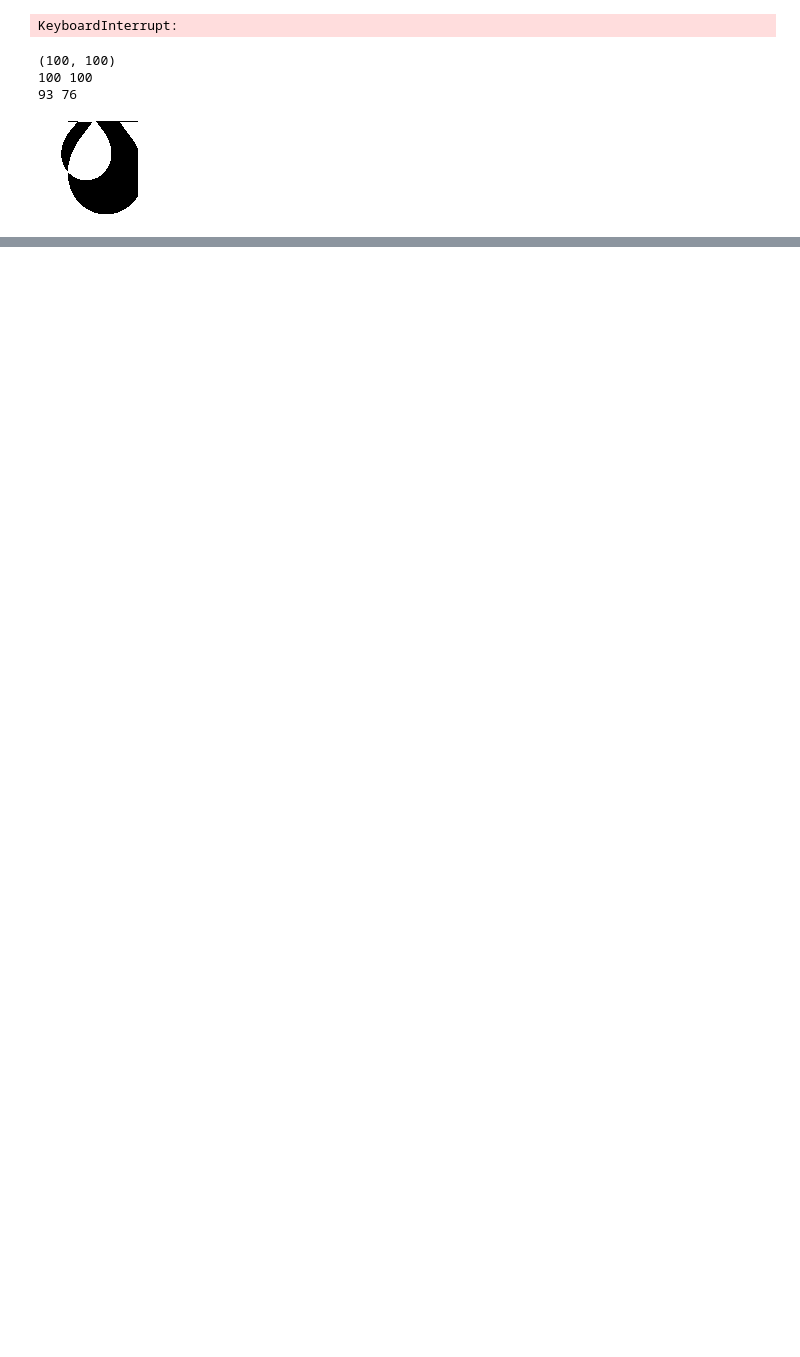
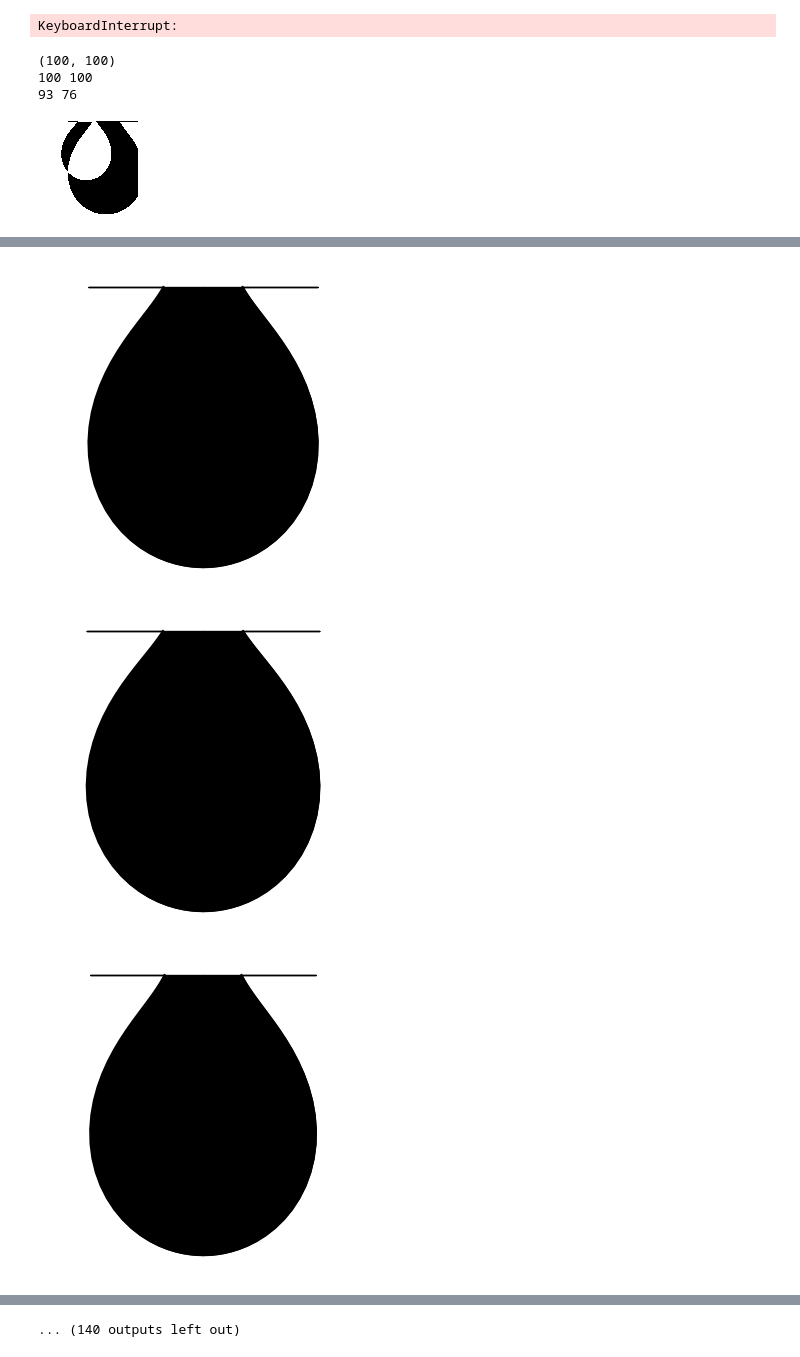
Before and after one commit to Lomolanisgo/Bayesian_PendantDrop_Tensiometry, a Jupyter notebook: cutneedlecost.ipynb, the cells around one changed output, grey strips where cells are left out. Saved outputs shown, nothing was run; the diff lists cells and outputs as text; code cells hidden in the pictures; blank space fills up the shorter version.

```diff
--- a/cutneedlecost.ipynb
+++ b/cutneedlecost.ipynb
@@ -122,6 +129,7 @@ k     =svlrxyk[4]
 
 # open the origianl image and cut the needle
 img_ori=Image.open(cut_needle(Image.open(path_ori)))
+img_ori=Image.open(path_ori)
 
 # generate the synthetic image
 path=os.path.abspath('./images_gen')
@@ -221,2 +226,2 @@ print(img_ori.size)
 # %%
-lost=cost_new(x,img_syn,img_ori,k,output=output)
+lost=cost_new(img_syn=img_syn,img_ori=img_ori,x=x,K=k,output=output)
@@ -228,0 +228,39 @@ TypeError: cannot unpack non-iterable int object
+# %%
+def obtimize_function5p(svrxk,path_ori=os.path.abspath('./images_experiment/220304_miliq_T17.7_S73.04.png'),path=os.path.abspath('./images_gen'),output=0):
+    '''change the path_ori to select an different image'''
+    sigma = svrxk[0]
+    v0    = svrxk[1]
+    rNe   = svrxk[2]
+    x     = svrxk[3]
+    k     = svrxk[4]
+
+    # import img_ori
+    path_ori=os.path.abspath('./images_experiment/220304_miliq_T17.7_S73.04.png')
+    path_ori=cut_needle(Image.open(path_ori))
+
+    # import img_syn
+    path_syn=genSingleDrop(savepath=os.path.abspath('./images_gen'),sigma=sigma,
+                            volume0=v0,rneedle=rNe,output=0)
+    ## Crop the edge of syn image
+    img_syn,path_syn = corp_margin(io.imread(path_syn))
+
+    img_syn=Image.open(path_syn)
+    img_ori=Image.open(path_ori)
+
+    # calulate the lost
+    if output == 0:
+        lost=cost_new(x=x,img_syn=img_syn,img_ori=img_ori,K=k,output=output)
+        return lost
+    elif output == 1:
+        C=cost_new(x=x,img_syn=img_syn,img_ori=img_ori,K=k,output=output)
+        return C
+    else:
+        C,lost = cost_new(x=x,img_syn=img_syn,img_ori=img_ori,K=k,output=output)
+        return C,lost
+# %%
+import scipy.optimize
+# use scipy obtimaize the parameter
+x0=np.asarray((75,15,0.5,30,1))
+#sigma; v0; length_Ne,r_Ne; x,y; scaling_rate;
+scipy.optimize.minimize(obtimize_function5p,x0,method='nelder-mead')
+# %% [output]
@@ -228,0 +281,3 @@ TypeError: cannot unpack non-iterable int object
+[figure, added]
+[figure, added]
+[figure, added]
@@ -228,0 +292 @@ TypeError: cannot unpack non-iterable int object
+... (140 outputs left out)
```
Also changed, not shown: parts of 8 cells of this notebook.
